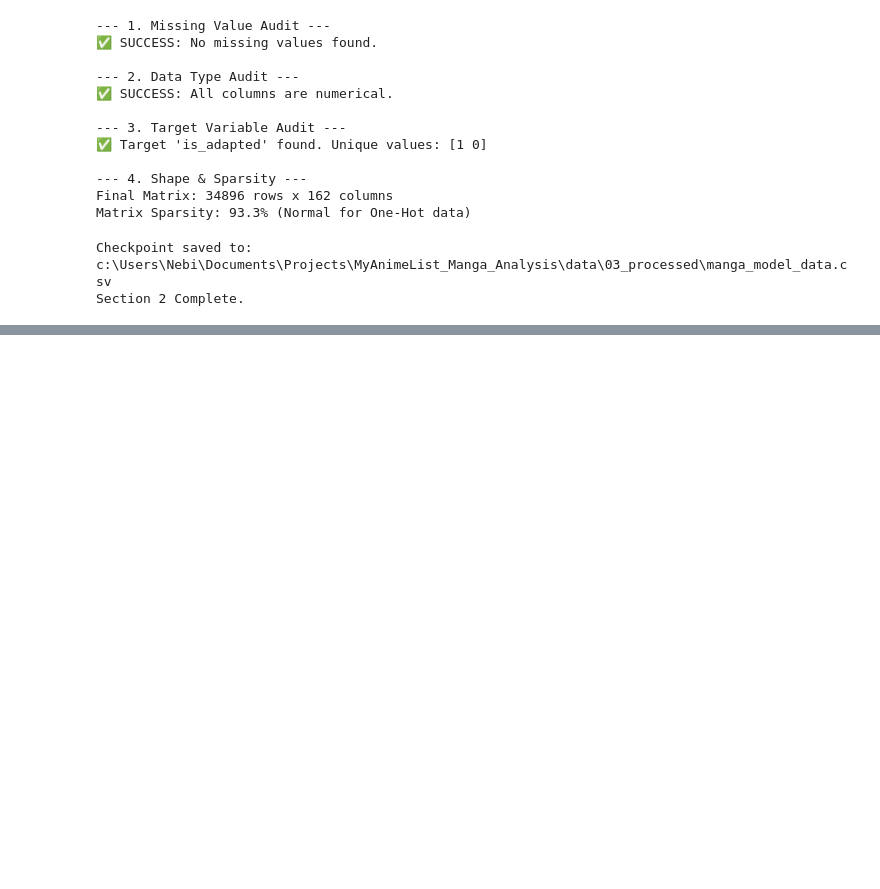
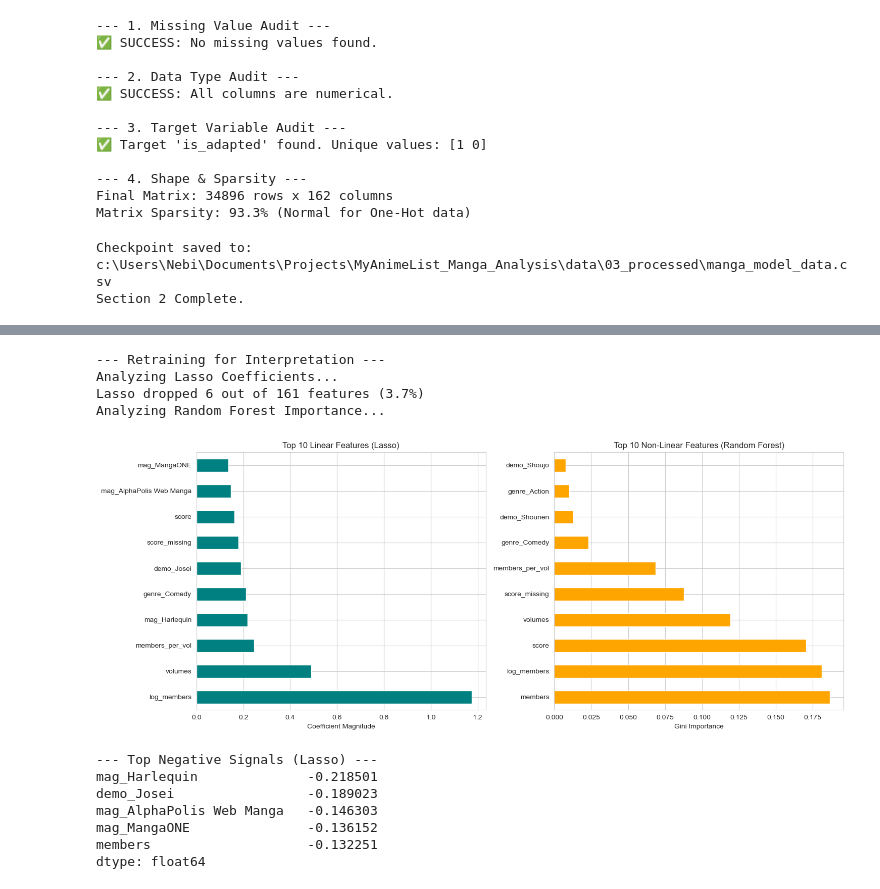
Before and after one commit to kennethyyoung/MyAnimeList_Manga_Analysis, a Jupyter notebook: notebooks/analysis.ipynb, the cells around one changed output, grey strips where cells are left out. Saved outputs shown, nothing was run; the diff lists cells and outputs as text; code cells hidden in the pictures; blank space fills up the shorter version.

Commit message:
feat/initial modeling draft

```diff
--- a/notebooks/analysis.ipynb
+++ b/notebooks/analysis.ipynb
@@ -1532,0 +1635,63 @@ Section 2 Complete.
+# %%
+print("--- Retraining for Interpretation ---")
+
+# 1. Analyze the Linear Winner (Lasso)
+print("Analyzing Lasso Coefficients...")
+lasso_pipe = models["Regularized (Lasso)"]
+lasso_pipe.fit(X, y) # Fit on full data
+
+# Extract coefficients
+lasso_coefs = pd.Series(
+    lasso_pipe.named_steps['clf'].coef_[0],
+    index=X.columns
+)
+
+# Check Feature Selection Impact (Requirement 3.1)
+zero_count = (lasso_coefs == 0).sum()
+print(f"Lasso dropped {zero_count} out of {len(lasso_coefs)} features ({zero_count/len(lasso_coefs):.1%})")
+
+
+# 2. Analyze the New Model (Random Forest)
+print("Analyzing Random Forest Importance...")
+rf_pipe = models["Tree (Random Forest)"]
+rf_pipe.fit(X, y)
+
+# Extract importance
+rf_importance = pd.Series(
+    rf_pipe.named_steps['clf'].feature_importances_,
+    index=X.columns
+)
+
+
+# 3. Visualization Comparison
+fig, axes = plt.subplots(1, 2, figsize=(15, 6))
+
+# Plot A: Lasso (Top 10 Impactful Features)
+lasso_coefs.abs().sort_values(ascending=False).head(10).plot(kind='barh', ax=axes[0], color='teal')
+axes[0].set_title("Top 10 Linear Features (Lasso)")
+axes[0].set_xlabel("Coefficient Magnitude")
+
+# Plot B: Random Forest (Top 10 Important Features)
+rf_importance.sort_values(ascending=False).head(10).plot(kind='barh', ax=axes[1], color='orange')
+axes[1].set_title("Top 10 Non-Linear Features (Random Forest)")
+axes[1].set_xlabel("Gini Importance")
+
+plt.tight_layout()
+plt.show()
+
+# 4. Print Specific Drivers
+print("\n--- Top Negative Signals (Lasso) ---")
+print(lasso_coefs.sort_values(ascending=True).head(5))
+# %% [output]
+--- Retraining for Interpretation ---
+Analyzing Lasso Coefficients...
+Lasso dropped 6 out of 161 features (3.7%)
+Analyzing Random Forest Importance...
+[figure, added]
+--- Top Negative Signals (Lasso) ---
+mag_Harlequin              -0.218501
+demo_Josei                 -0.189023
+mag_AlphaPolis Web Manga   -0.146303
+mag_MangaONE               -0.136152
+members                    -0.132251
+dtype: float64
```
Also changed, not shown: parts of 11 cells of this notebook.
